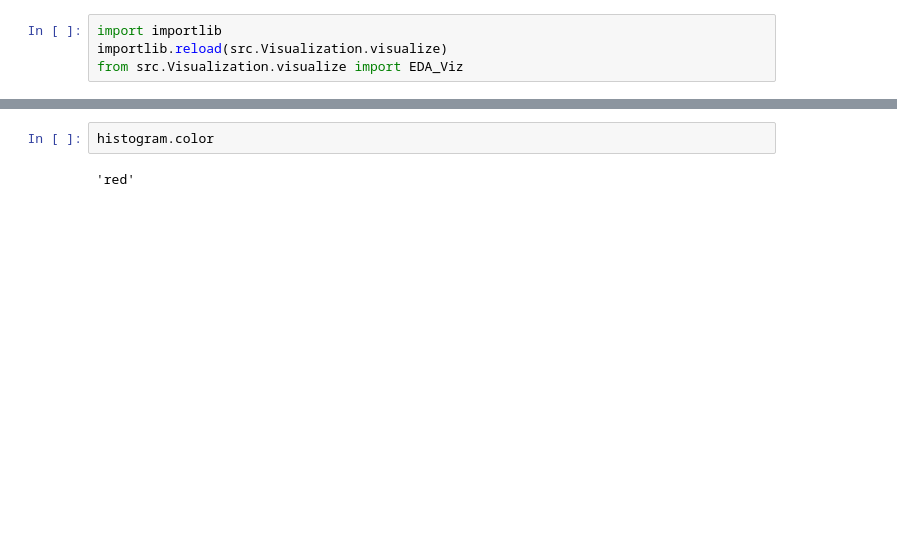
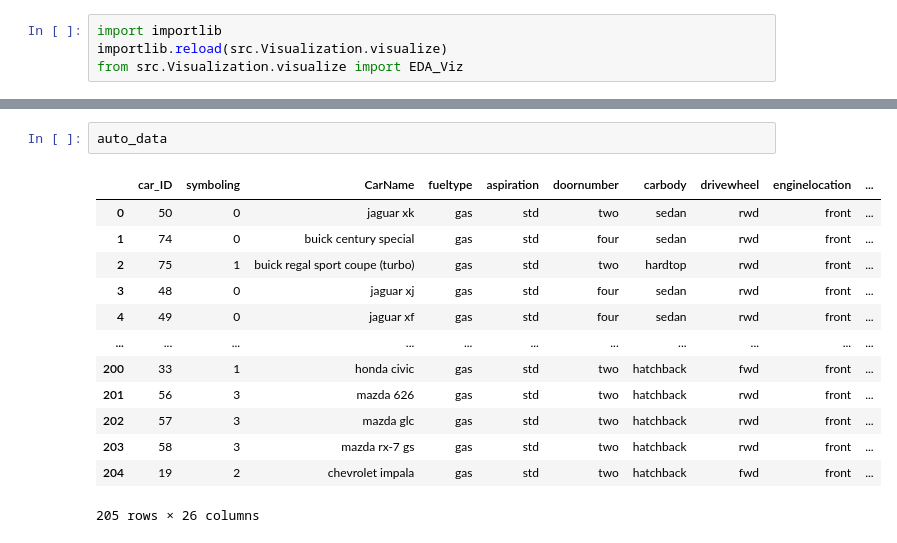
Before and after one commit to KishenSharma6/CarPricesPrediction, a Jupyter notebook: Notebooks/Exploratory/20201006_ExploratoryDataAnalysis.ipynb, the cells around one changed output, grey strips where cells are left out. Saved outputs shown, nothing was run; the diff lists cells and outputs as text; blank space fills up the shorter version.

```diff
--- a/Notebooks/Exploratory/20201006_ExploratoryDataAnalysis.ipynb
+++ b/Notebooks/Exploratory/20201006_ExploratoryDataAnalysis.ipynb
@@ -155,4 +150,16 @@ histogram.histogram(feature='price', ax=ax)
-# %%
-histogram.color
-# %% [output]
-'red'
+# %%
+auto_data
+# %% [output]
+|  | car_ID | symboling | CarName | fueltype | aspiration | doornumber | carbody | drivewheel | enginelocation | ... |
+| 0 | 50 | 0 | jaguar xk | gas | std | two | sedan | rwd | front | ... |
+| 1 | 74 | 0 | buick century special | gas | std | four | sedan | rwd | front | ... |
+| 2 | 75 | 1 | buick regal sport coupe (turbo) | gas | std | two | hardtop | rwd | front | ... |
+| 3 | 48 | 0 | jaguar xj | gas | std | four | sedan | rwd | front | ... |
+| 4 | 49 | 0 | jaguar xf | gas | std | four | sedan | rwd | front | ... |
+| ... | ... | ... | ... | ... | ... | ... | ... | ... | ... | ... |
+| 200 | 33 | 1 | honda civic | gas | std | two | hatchback | fwd | front | ... |
+| 201 | 56 | 3 | mazda 626 | gas | std | two | hatchback | rwd | front | ... |
+| 202 | 57 | 3 | mazda glc | gas | std | two | hatchback | rwd | front | ... |
+| 203 | 58 | 3 | mazda rx-7 gs | gas | std | two | hatchback | rwd | front | ... |
+| 204 | 19 | 2 | chevrolet impala | gas | std | two | hatchback | fwd | front | ... |
+205 rows × 26 columns
```
Also changed, not shown: parts of 6 cells of this notebook.
